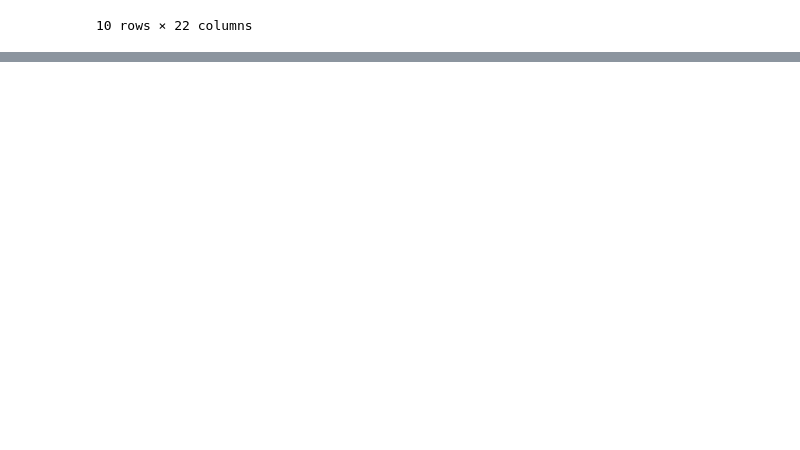
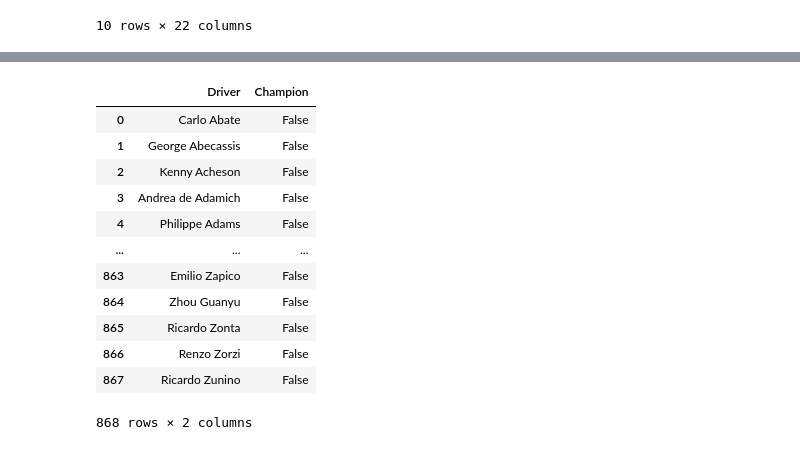
Before and after one commit to AndreVargas0/SenaiDados, a Jupyter notebook: exercicio.ipynb, the cells around one changed output, grey strips where cells are left out. Drawn from its saved outputs; the diff is of its cells as text; code cells hidden in the pictures; blank space fills up the shorter version.

Commit message:
Importar e conhecer a base de dados

```diff
--- a/exercicio.ipynb
+++ b/exercicio.ipynb
@@ -61,0 +100,16 @@ dados.tail(10)
+# %%
+dados[['Driver', 'Champion']]
+# %% [output]
+|  | Driver | Champion |
+| 0 | Carlo Abate | False |
+| 1 | George Abecassis | False |
+| 2 | Kenny Acheson | False |
+| 3 | Andrea de Adamich | False |
+| 4 | Philippe Adams | False |
+| ... | ... | ... |
+| 863 | Emilio Zapico | False |
+| 864 | Zhou Guanyu | False |
+| 865 | Ricardo Zonta | False |
+| 866 | Renzo Zorzi | False |
+| 867 | Ricardo Zunino | False |
+868 rows × 2 columns
```
Also changed, not shown: parts of 6 cells of this notebook, 1 other file.
